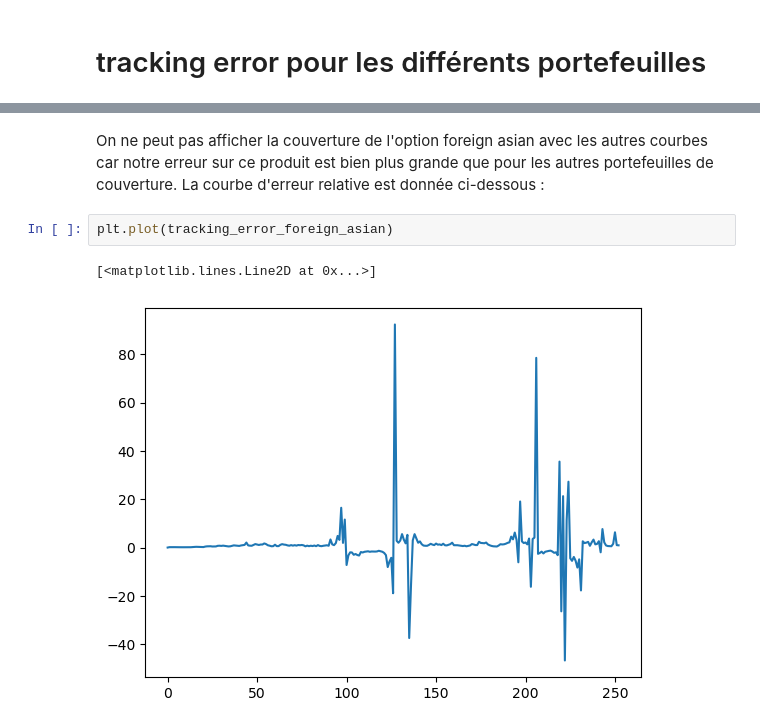
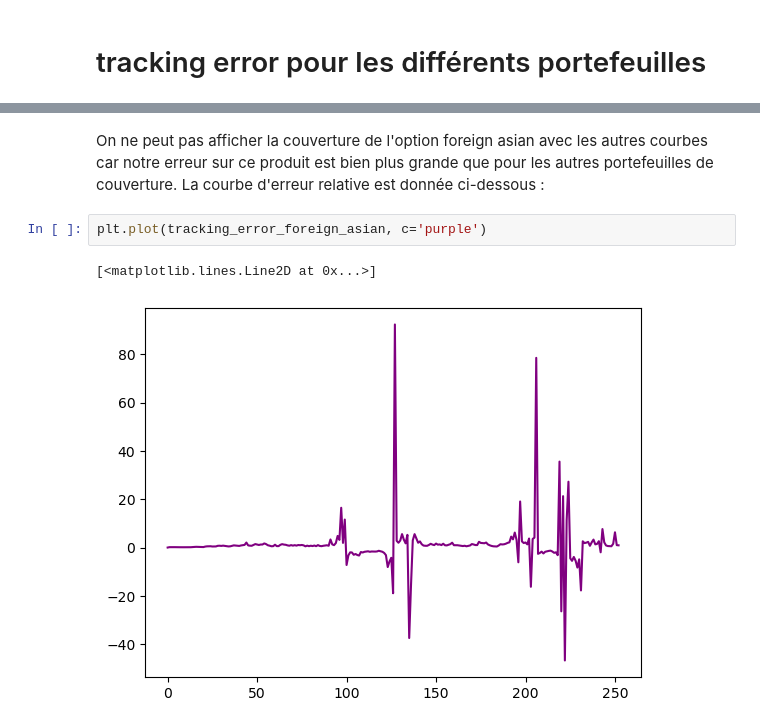
Before and after one commit to ZacharyZbr/pricer, a Jupyter notebook: Analyse de courverture.ipynb, the cells around one changed output, grey strips where cells are left out. Saved outputs shown, nothing was run; the diff lists cells and outputs as text.

```diff
--- a/Analyse de courverture.ipynb
+++ b/Analyse de courverture.ipynb
@@ -172,7 +172,7 @@ plt.legend()
-# %% [markdown]
-On ne peut pas afficher la couverture de l'option foreign asian avec les autres courbes car notre erreur sur ce produit est bien plus grande que pour les autres portefeuilles de couverture. La courbe d'erreur relative est donnée ci-dessous :
-# %%
-plt.plot(tracking_error_foreign_asian)
-# %% [output]
-[<matplotlib.lines.Line2D at 0x...>]
-[figure, removed]
+# %% [markdown]
+On ne peut pas afficher la couverture de l'option foreign asian avec les autres courbes car notre erreur sur ce produit est bien plus grande que pour les autres portefeuilles de couverture. La courbe d'erreur relative est donnée ci-dessous :
+# %%
+plt.plot(tracking_error_foreign_asian, c='purple')
+# %% [output]
+[<matplotlib.lines.Line2D at 0x...>]
+[figure, added]
```
Also changed, not shown: parts of 17 cells of this notebook.
